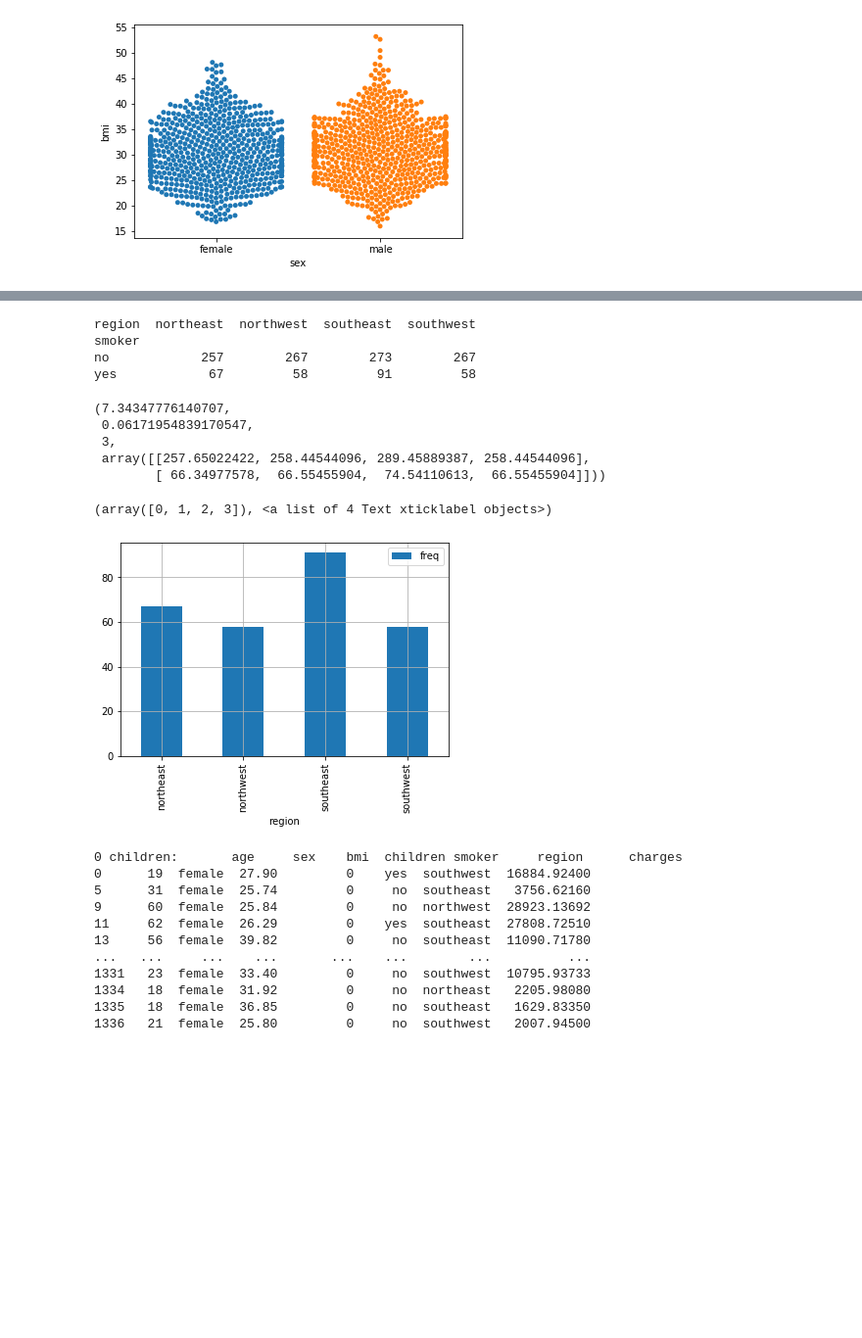
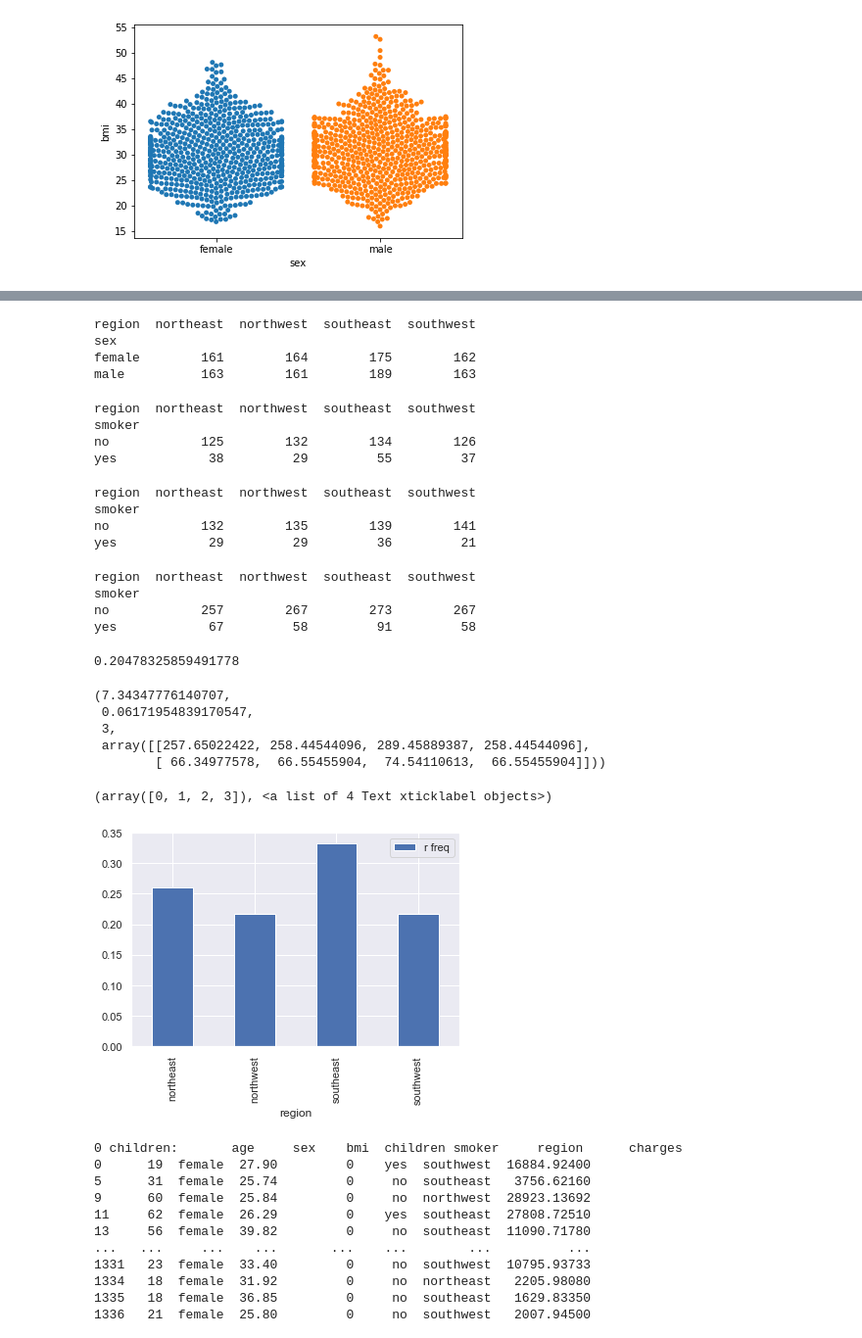
Before and after one commit to KyLarson-Research/AP_Statistics, a Jupyter notebook: smoker.ipynb, the cells around one changed output, grey strips where cells are left out. Shown: that part at 98% size. Saved outputs shown, nothing was run; the diff lists cells and outputs as text; code cells hidden in the pictures; blank space fills up the shorter version.

Commit message:
added various plots and interresting features but the report needs to be cleaned up

```diff
--- a/smoker.ipynb
+++ b/smoker.ipynb
@@ -225,0 +240,18 @@ sns.swarmplot(x=inscurance_data['sex'],
+# %%
+# libraries & dataset
+import seaborn as sns
+import matplotlib.pyplot as plt
+# set a grey background (use sns.set_theme() if seaborn version 0.11.0 or above)
+sns.set(style="darkgrid")
+df = sns.load_dataset("iris")
+
+# creating a figure composed of two matplotlib.Axes objects (ax_box and ax_hist)
+f, (ax_box, ax_hist) = plt.subplots(2, sharex=True, gridspec_kw={"height_ratios": (.15, .85)})
+
+# assigning a graph to each ax
+sns.boxplot(df_male["bmi"], ax=ax_box)
+sns.histplot(data=df_male, x="bmi", ax=ax_hist)
+
+# Remove x axis name for the boxplot
+ax_box.set(xlabel='')
+plt.show()
@@ -226,3 +260,33 @@ sns.swarmplot(x=inscurance_data['sex'],
+# %%
+data_crosstab = pd.crosstab(inscurance_data['sex'],
+                            inscurance_data['region'],
+                               margins = False)
+print(data_crosstab) #maybe there is a correlation between male and smoker
+# %% [output]
+region  northeast  northwest  southeast  southwest
+sex
+female        161        164        175        162
+male          163        161        189        163
+# %%
+data_crosstab = pd.crosstab(df_male['smoker'],
+                            df_male['region'],
+                               margins = False)
+print(data_crosstab) #maybe there is a correlation between male and smoker
+# %% [output]
+region  northeast  northwest  southeast  southwest
+smoker
+no            125        132        134        126
+yes            38         29         55         37
+# %%
+data_crosstab = pd.crosstab(df_female['smoker'],
+                            df_female['region'],
+                               margins = False)
+print(data_crosstab) #maybe there is a correlation between male and smoker
+# %% [output]
+region  northeast  northwest  southeast  southwest
+smoker
+no            132        135        139        141
+yes            29         29         36         21
 # %%
 data_crosstab = pd.crosstab(inscurance_data['smoker'],
                             inscurance_data['region'],
@@ -233,6 +297,10 @@ region  northeast  northwest  southeast  southwest
 smoker
 no            257        267        273        267
 yes            67         58         91         58
+# %%
+print(((   67     +    58    +     91    +     58)/ (67     +    58    +     91    +     58+257    +    267     +   273  +      267)))
+# %% [output]
+0.20478325859491778
 # %%
 import scipy
 scipy.stats.chi2_contingency(data_crosstab)
@@ -245,14 +313,16 @@ scipy.stats.chi2_contingency(data_crosstab)
 # %%
 #pvalue is .061719
 import matplotlib.pyplot as plt
 # Bar chart showing average score for racing games by platform
-smoke={ 'region':["northeast",  "northwest",  "southeast",  "southwest"],'freq':[            67,         58,         91,         58]}
+rf=[67/257,58/267,91/273,58/267]
+smoke={ 'region':["northeast",  "northwest",  "southeast",  "southwest"],
+       'r freq':rf}
 df = pd.DataFrame(smoke)
-ax = df.plot.bar(x='region', y='freq', rot=0, grid = True)
+ax = df.plot.bar(x='region', y='r freq', rot=0, grid = True)
 plt.xticks(rotation=90)
 # %% [output]
 (array([0, 1, 2, 3]), <a list of 4 Text xticklabel objects>)
-[figure, old version]
+[figure, new version]
 # %%
 #mean bmi of no children 1 or 2
 df_, df_0 = [x for _, x in df_female.groupby(df_female['children'] == 0)]
```
Also changed, not shown: parts of 14 cells of this notebook, 1 other file.
